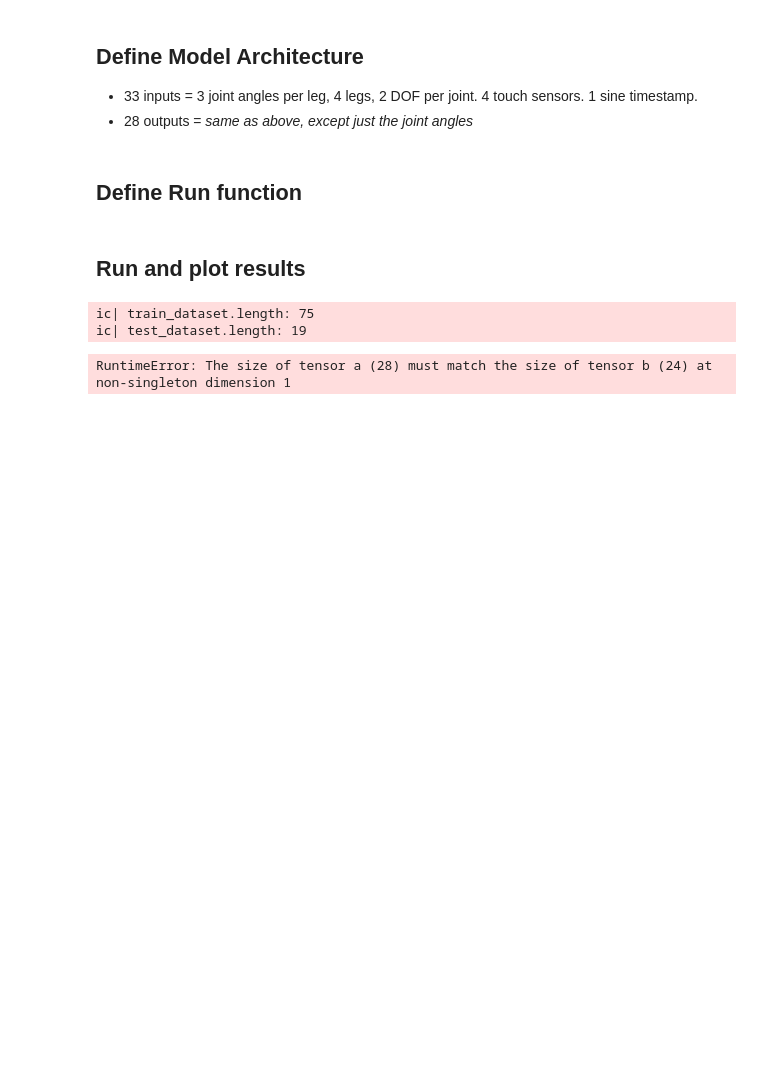
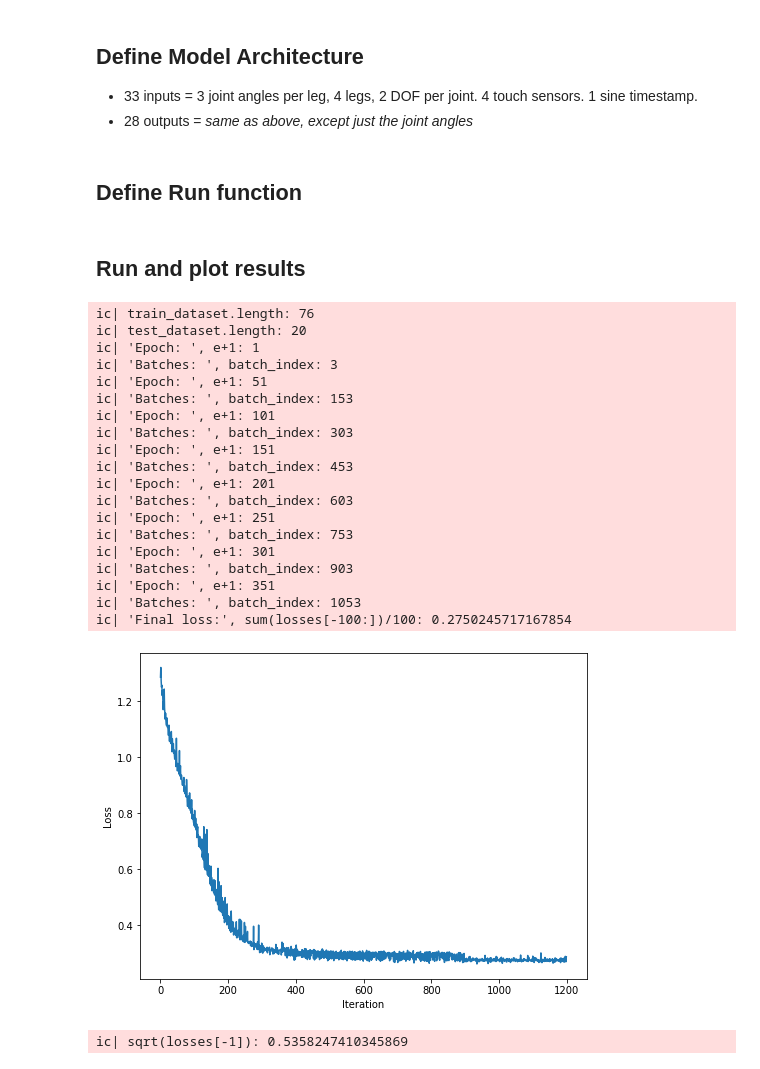
Before and after one commit to anthonyjclark/gaitpt, a Jupyter notebook: gait_model.ipynb, the cells around one changed output. Cells and saved outputs as stored; diff of their text form; code cells hidden in the pictures; blank space fills up the shorter version.

```diff
--- a/gait_model.ipynb
+++ b/gait_model.ipynb
@@ -300,36 +301,55 @@ def run(train_dataset, test_dataset, epochs=4, layer_sizes=[33, 31, 30, 28]):
 
 ic(train_dataset.length)
 ic(test_dataset.length)
 
 losses, y_predict, model_to_save = run(train_dataset=train_dataset, test_dataset=test_dataset, epochs=400)
 torch.save(model_to_save, 'model.pt')
 
 ic("Final loss:", sum(losses[-100:])/100)
 plot_loss(losses)
+ic(sqrt(losses[-1]))
 
 # Transpose the matrices so we can plot.
 # y_test = test_dataset.y_data.transpose()
 # y_predict = y_predict.transpose()
 y_test = np.transpose(test_dataset.y_data)
 y_predict = np.transpose(y_predict)
 
 
 # for yt, yp in zip(y_test, y_predict):
 #   fig2 = pyplot.figure(dpi=300)
 #   fig2.set_size_inches(8,6)
 #   ic(test_dataset.x_data.shape)
 #   ic(yt.shape)
 #   ic(yp.shape)
 #   pyplot.scatter(test_dataset.x_data, yt, marker='o', s=0.2)
 #   ic('second scatter')
 #   pyplot.scatter(test_dataset.x_data, yp, marker='o', s=0.3)
 #   pyplot.text(-9, 0.44, "- Prediction", color="orange", fontsize=8)
 #   pyplot.text(-9, 0.48, "- Sine (with noise)", color="blue", fontsize=8)
 #   pyplot.show()
 # %% [output]
-ic| train_dataset.length: 75
-ic| test_dataset.length: 19
+ic| train_dataset.length: 76
+ic| test_dataset.length: 20
+ic| 'Epoch: ', e+1: 1
+ic| 'Batches: ', batch_index: 3
+ic| 'Epoch: ', e+1: 51
+ic| 'Batches: ', batch_index: 153
+ic| 'Epoch: ', e+1: 101
+ic| 'Batches: ', batch_index: 303
+ic| 'Epoch: ', e+1: 151
+ic| 'Batches: ', batch_index: 453
+ic| 'Epoch: ', e+1: 201
+ic| 'Batches: ', batch_index: 603
+ic| 'Epoch: ', e+1: 251
+ic| 'Batches: ', batch_index: 753
+ic| 'Epoch: ', e+1: 301
+ic| 'Batches: ', batch_index: 903
+ic| 'Epoch: ', e+1: 351
+ic| 'Batches: ', batch_index: 1053
+ic| 'Final loss:', sum(losses[-100:])/100: 0.2750245717167854
+[figure, added]
-RuntimeError: The size of tensor a (28) must match the size of tensor b (24) at non-singleton dimension 1
+ic| sqrt(losses[-1]): 0.5358247410345869
 # %%
 losses
 # %% [output]
```
Also changed, not shown: parts of 3 cells of this notebook, 18 other files.
